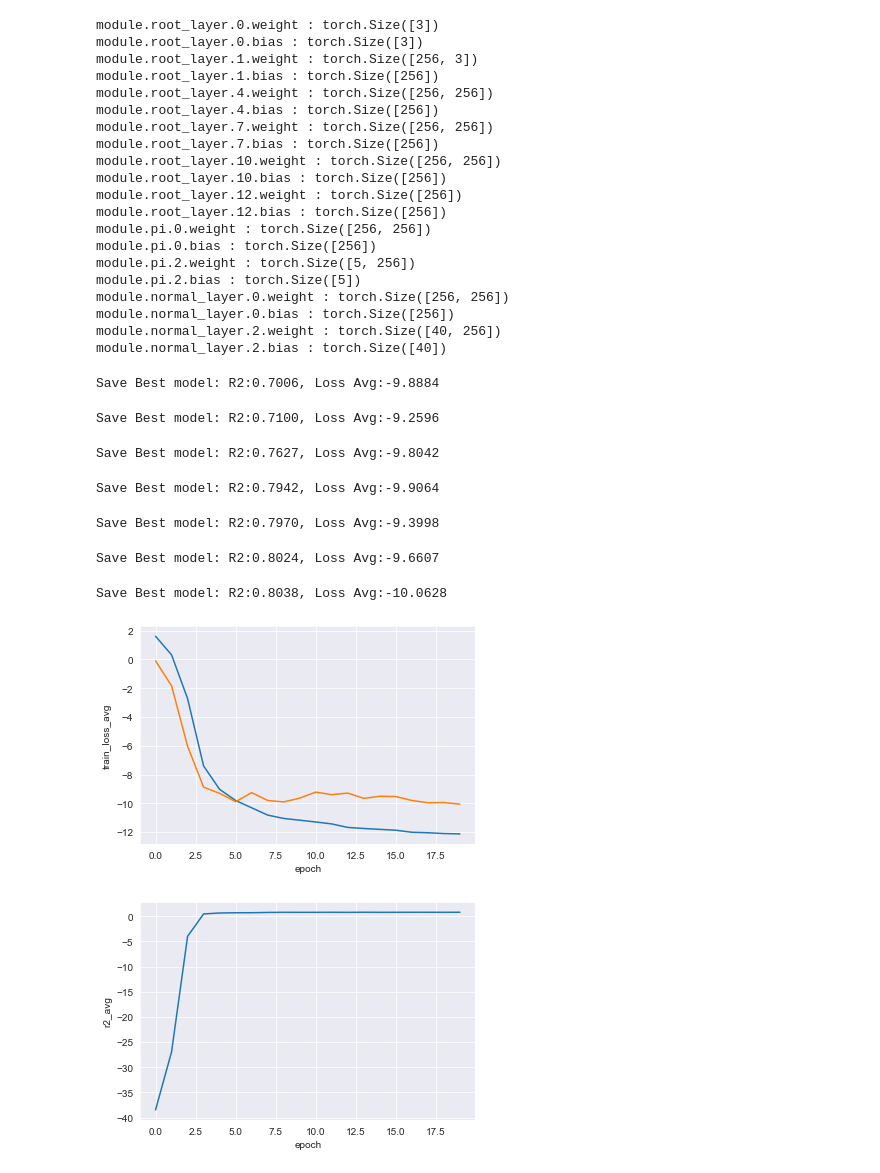
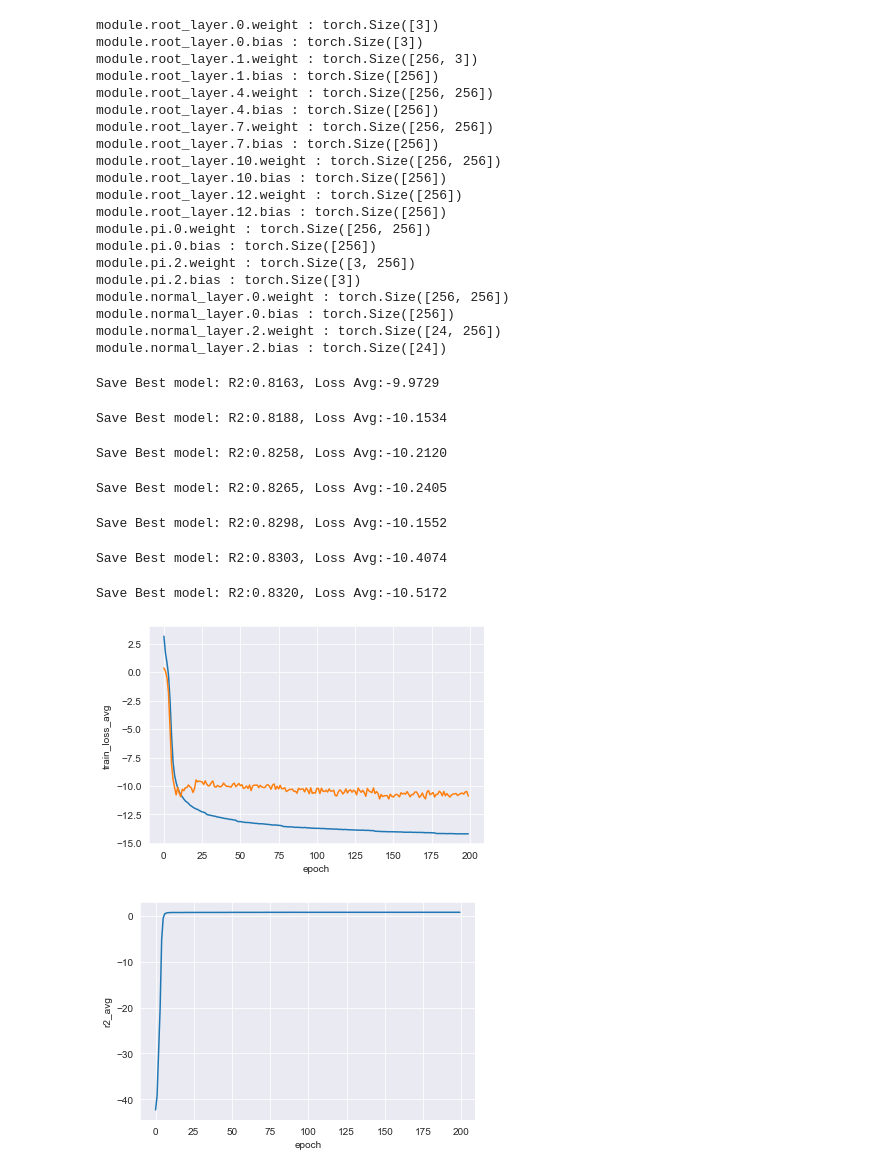
Before and after one commit to ArdenteX/Rockey_Reconstruction, a Jupyter notebook: Rock/training.ipynb, the cells around one changed output. Saved outputs shown, nothing was run; the diff lists cells and outputs as text; code cells hidden in the pictures.

Commit message:
2023/10/24 Get the best model with R2 0.84 and MSE 0.0059

```diff
--- a/Rock/training.ipynb
+++ b/Rock/training.ipynb
@@ -1,9 +1,9 @@
 # %%
 from Rock.Train.mdnTraining import mdnTraining
 # %%
-test_train = mdnTraining(learning_rate=0.0001984, batch_size=512, hidden_size=256, n_gaussian=5, is_gpu=True, epoch=20, split_type='2', is_normal=True)
+test_train = mdnTraining(learning_rate=0.0001984, batch_size=512, hidden_size=256, n_gaussian=3, is_gpu=True, epoch=200, split_type='2', is_normal=True)
 # %%
-t_l, v_l, r2 = test_train.fit()
+t_l, v_l, r2, r_e, mse = test_train.fit()
 # %% [output]
 module.root_layer.0.weight : torch.Size([3])
 module.root_layer.0.bias : torch.Size([3])
@@ -19,32 +19,32 @@ module.root_layer.12.weight : torch.Size([256])
 module.root_layer.12.bias : torch.Size([256])
 module.pi.0.weight : torch.Size([256, 256])
 module.pi.0.bias : torch.Size([256])
-module.pi.2.weight : torch.Size([5, 256])
-module.pi.2.bias : torch.Size([5])
+module.pi.2.weight : torch.Size([3, 256])
+module.pi.2.bias : torch.Size([3])
 module.normal_layer.0.weight : torch.Size([256, 256])
 module.normal_layer.0.bias : torch.Size([256])
-module.normal_layer.2.weight : torch.Size([40, 256])
-module.normal_layer.2.bias : torch.Size([40])
+module.normal_layer.2.weight : torch.Size([24, 256])
+module.normal_layer.2.bias : torch.Size([24])
-Save Best model: R2:0.7006, Loss Avg:-9.8884
+Save Best model: R2:0.8163, Loss Avg:-9.9729
-Save Best model: R2:0.7100, Loss Avg:-9.2596
+Save Best model: R2:0.8188, Loss Avg:-10.1534
-Save Best model: R2:0.7627, Loss Avg:-9.8042
+Save Best model: R2:0.8258, Loss Avg:-10.2120
-Save Best model: R2:0.7942, Loss Avg:-9.9064
+Save Best model: R2:0.8265, Loss Avg:-10.2405
-Save Best model: R2:0.7970, Loss Avg:-9.3998
+Save Best model: R2:0.8298, Loss Avg:-10.1552
-Save Best model: R2:0.8024, Loss Avg:-9.6607
+Save Best model: R2:0.8303, Loss Avg:-10.4074
-Save Best model: R2:0.8038, Loss Avg:-10.0628
+Save Best model: R2:0.8320, Loss Avg:-10.5172
 # %%
 test_train.plot_loss(t_l, v_l)
 # %% [output]
-[figure, old version]
+[figure, new version]
 # %%
 import seaborn as sns
 import pandas as pd
 import matplotlib.pyplot as plt
 # %%
 result_pd = pd.DataFrame()
-result_pd['epoch'] = range(20)
+result_pd['epoch'] = range(200)
 result_pd['r2_avg'] = r2
 sns.lineplot(x='epoch', y='r2_avg', data=result_pd)
 plt.show()
 # %% [output]
-[figure, old version]
+[figure, new version]
```
Also changed, not shown: parts of 2 cells of this notebook, 3 other files.
